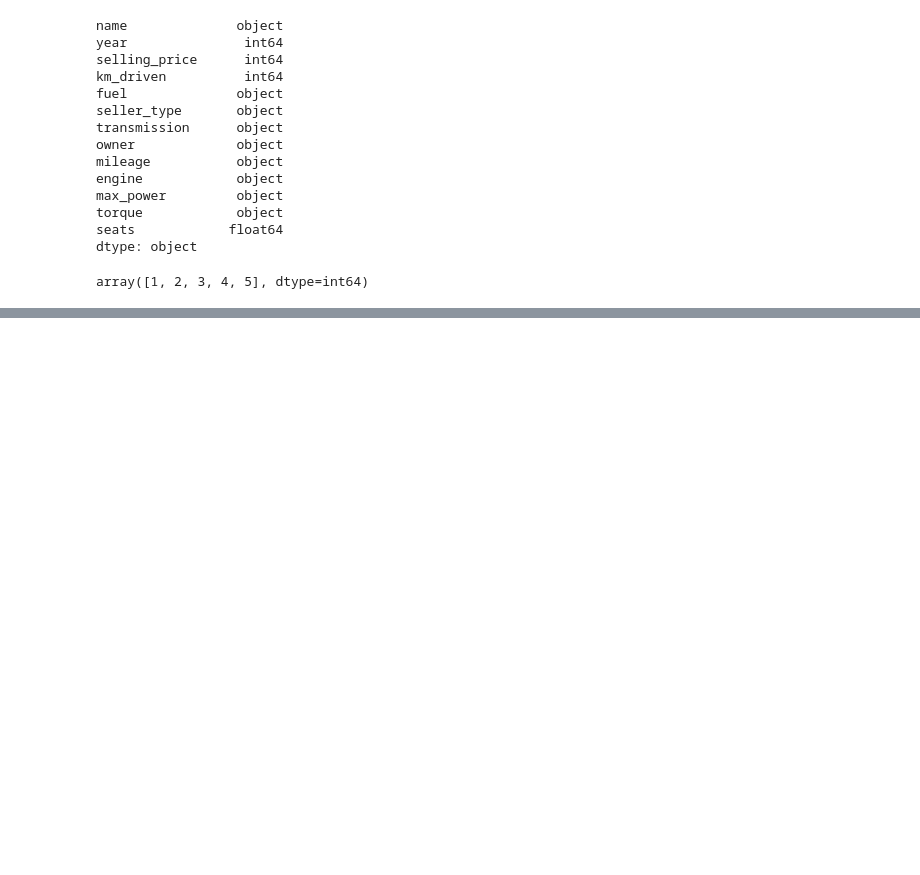
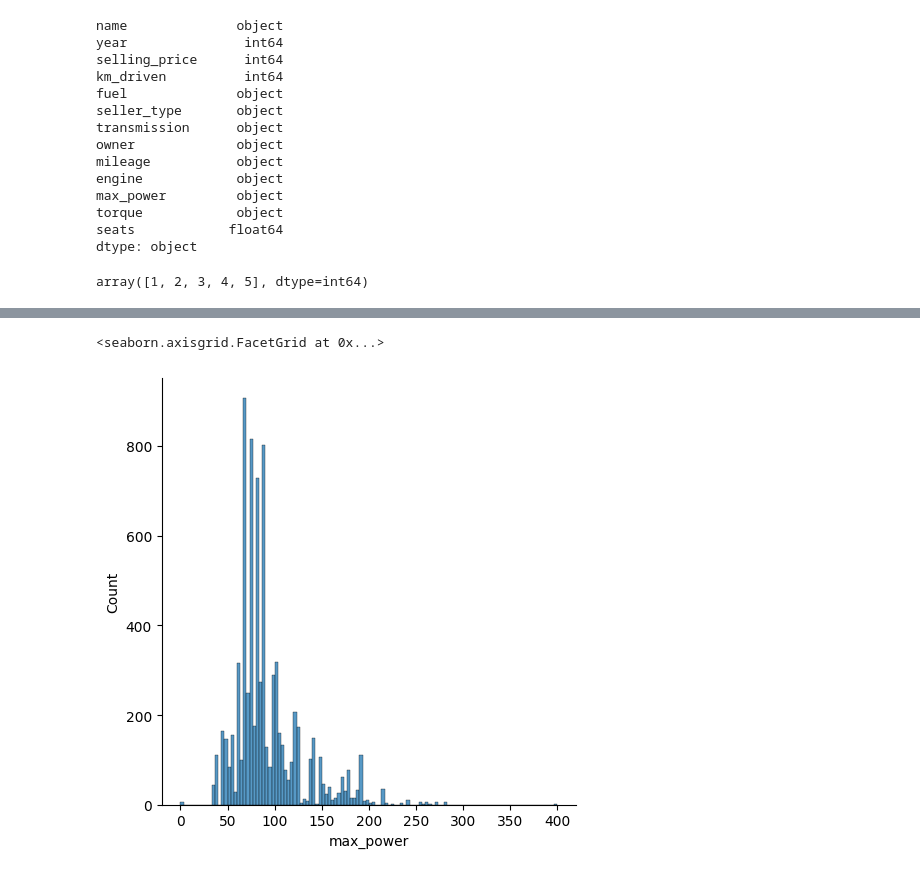
Before and after one commit to KiZINnO/A1, a Jupyter notebook: ml_A1.ipynb, the cells around one changed output, grey strips where cells are left out. Cells and saved outputs as stored; diff of their text form; code cells hidden in the pictures; blank space fills up the shorter version.

```diff
--- a/ml_A1.ipynb
+++ b/ml_A1.ipynb
@@ -109,0 +170,5 @@ df.drop(columns = ['torque'], inplace=True)
+# %%
+sns.displot(data = df, x = 'max_power')
+# %% [output]
+<seaborn.axisgrid.FacetGrid at 0x...>
+[figure, added]
```
Also changed, not shown: parts of 76 cells of this notebook.
